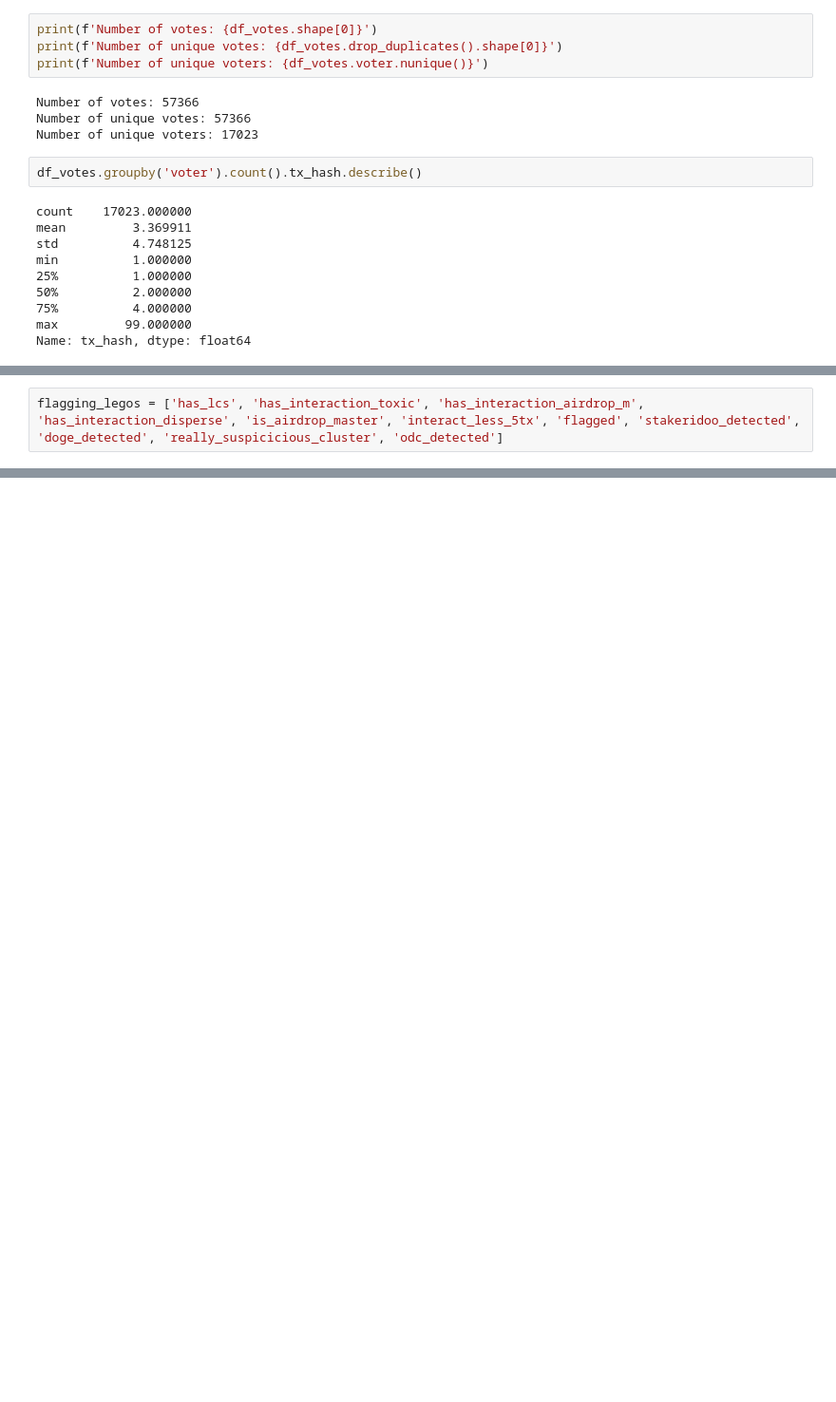
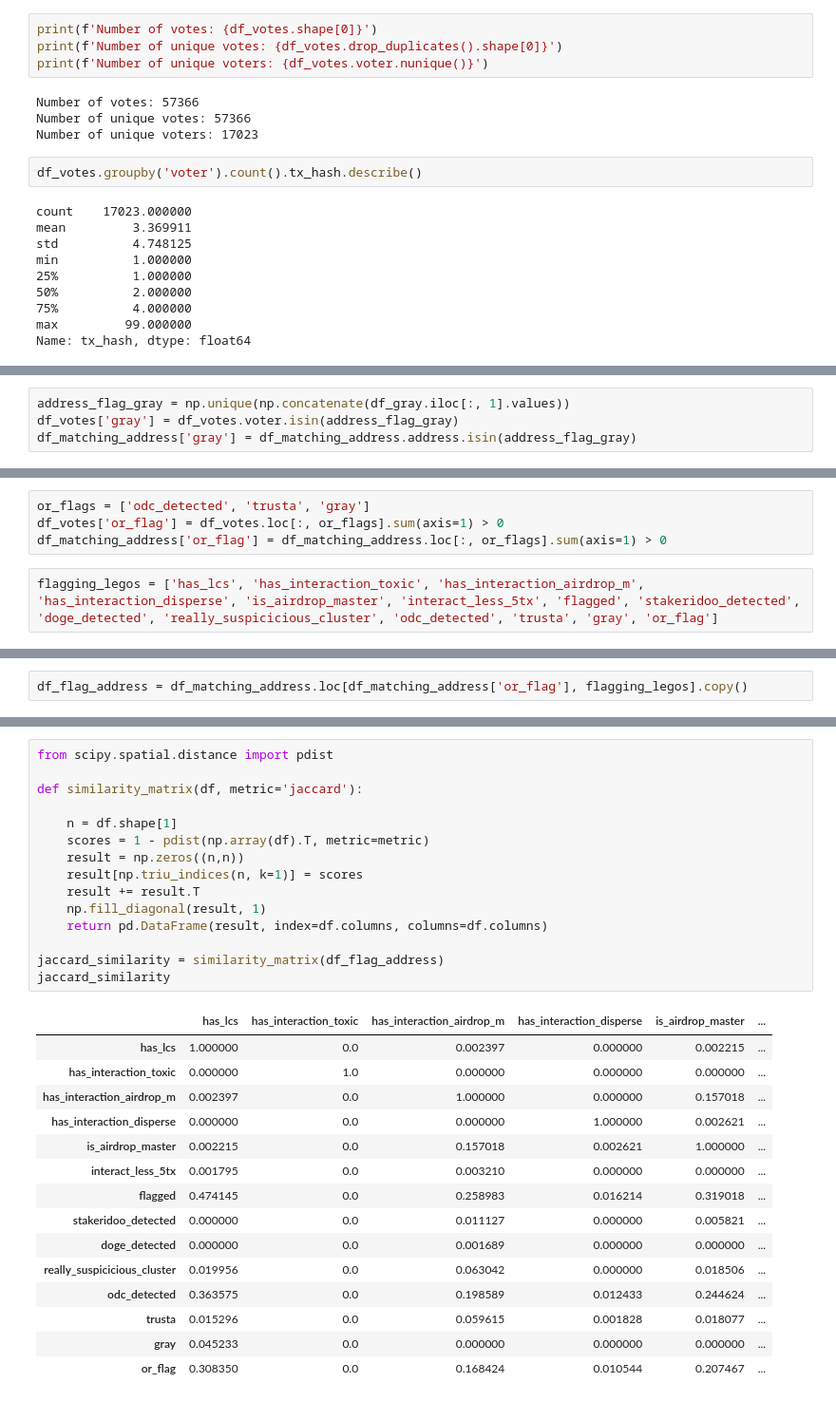
Before and after one commit to poupou-web3/beta-rounds-vote-analysis, a Jupyter notebook: jupyter-after-round/citizen_round_results_analysis.ipynb, the cells around one changed output, grey strips where cells are left out. Shown at 95% size. Saved outputs shown, nothing was run; the diff lists cells and outputs as text; blank space fills up the shorter version.

Commit message:
Some similarity analysis on citizen round flags

```diff
--- a/jupyter-after-round/citizen_round_results_analysis.ipynb
+++ b/jupyter-after-round/citizen_round_results_analysis.ipynb
@@ -81,0 +95,4 @@ Name: tx_hash, dtype: float64
+# %%
+address_flag_gray = np.unique(np.concatenate(df_gray.iloc[:, 1].values))
+df_votes['gray'] = df_votes.voter.isin(address_flag_gray)
+df_matching_address['gray'] = df_matching_address.address.isin(address_flag_gray)
@@ -82,2 +101,6 @@ Name: tx_hash, dtype: float64
+# %%
+or_flags = ['odc_detected', 'trusta', 'gray']
+df_votes['or_flag'] = df_votes.loc[:, or_flags].sum(axis=1) > 0
+df_matching_address['or_flag'] = df_matching_address.loc[:, or_flags].sum(axis=1) > 0
 # %%
-flagging_legos = ['has_lcs', 'has_interaction_toxic', 'has_interaction_airdrop_m', 'has_interaction_disperse', 'is_airdrop_master', 'interact_less_5tx', 'flagged', 'stakeridoo_detected', 'doge_detected', 'really_suspicicious_cluster', 'odc_detected']
+flagging_legos = ['has_lcs', 'has_interaction_toxic', 'has_interaction_airdrop_m', 'has_interaction_disperse', 'is_airdrop_master', 'interact_less_5tx', 'flagged', 'stakeridoo_detected', 'doge_detected', 'really_suspicicious_cluster', 'odc_detected', 'trusta', 'gray', 'or_flag']
@@ -123,0 +129,2 @@ dtype: int64
+# %%
+df_flag_address = df_matching_address.loc[df_matching_address['or_flag'], flagging_legos].copy()
@@ -123,0 +141,31 @@ dtype: int64
+# %%
+from scipy.spatial.distance import pdist
+
+def similarity_matrix(df, metric='jaccard'):
+
+    n = df.shape[1]
+    scores = 1 - pdist(np.array(df).T, metric=metric)
+    result = np.zeros((n,n))
+    result[np.triu_indices(n, k=1)] = scores
+    result += result.T
+    np.fill_diagonal(result, 1)
+    return pd.DataFrame(result, index=df.columns, columns=df.columns)
+
+jaccard_similarity = similarity_matrix(df_flag_address)
+jaccard_similarity
+# %% [output]
+|  | has_lcs | has_interaction_toxic | has_interaction_airdrop_m | has_interaction_disperse | is_airdrop_master | ... |
+| has_lcs | 1.000000 | 0.0 | 0.002397 | 0.000000 | 0.002215 | ... |
+| has_interaction_toxic | 0.000000 | 1.0 | 0.000000 | 0.000000 | 0.000000 | ... |
+| has_interaction_airdrop_m | 0.002397 | 0.0 | 1.000000 | 0.000000 | 0.157018 | ... |
+| has_interaction_disperse | 0.000000 | 0.0 | 0.000000 | 1.000000 | 0.002621 | ... |
+| is_airdrop_master | 0.002215 | 0.0 | 0.157018 | 0.002621 | 1.000000 | ... |
+| interact_less_5tx | 0.001795 | 0.0 | 0.003210 | 0.000000 | 0.000000 | ... |
+| flagged | 0.474145 | 0.0 | 0.258983 | 0.016214 | 0.319018 | ... |
+| stakeridoo_detected | 0.000000 | 0.0 | 0.011127 | 0.000000 | 0.005821 | ... |
+| doge_detected | 0.000000 | 0.0 | 0.001689 | 0.000000 | 0.000000 | ... |
+| really_suspicicious_cluster | 0.019956 | 0.0 | 0.063042 | 0.000000 | 0.018506 | ... |
+| odc_detected | 0.363575 | 0.0 | 0.198589 | 0.012433 | 0.244624 | ... |
+| trusta | 0.015296 | 0.0 | 0.059615 | 0.001828 | 0.018077 | ... |
+| gray | 0.045233 | 0.0 | 0.000000 | 0.000000 | 0.000000 | ... |
+| or_flag | 0.308350 | 0.0 | 0.168424 | 0.010544 | 0.207467 | ... |
```
Also changed, not shown: parts of 27 cells of this notebook, 3 other files.
